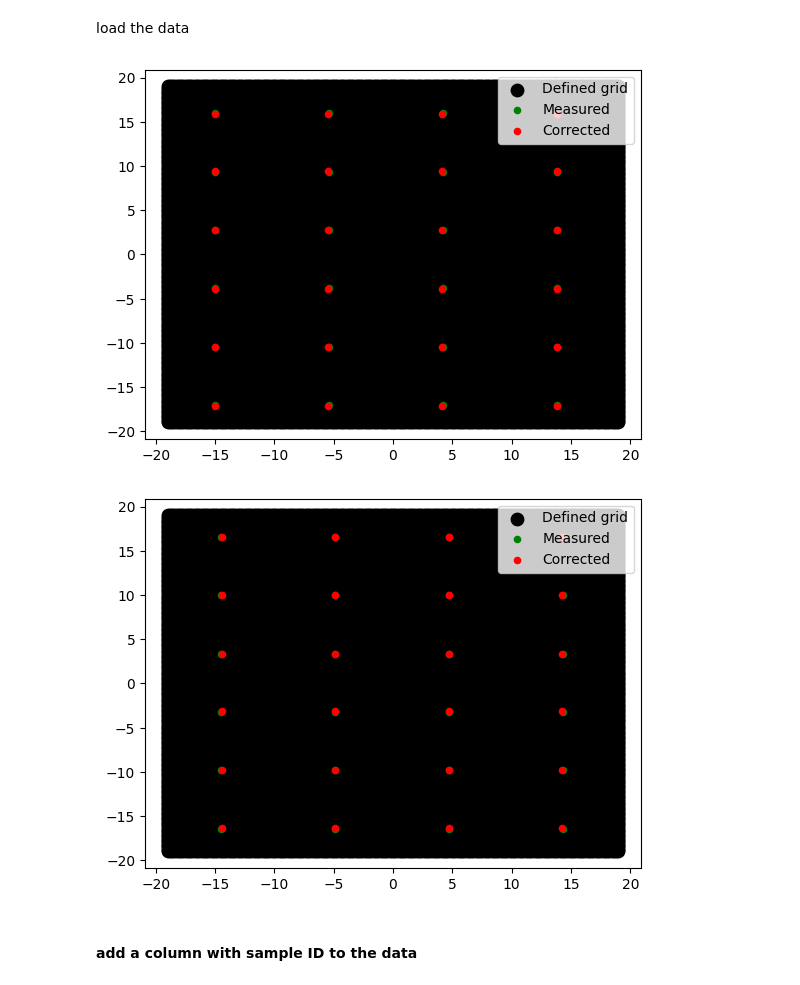
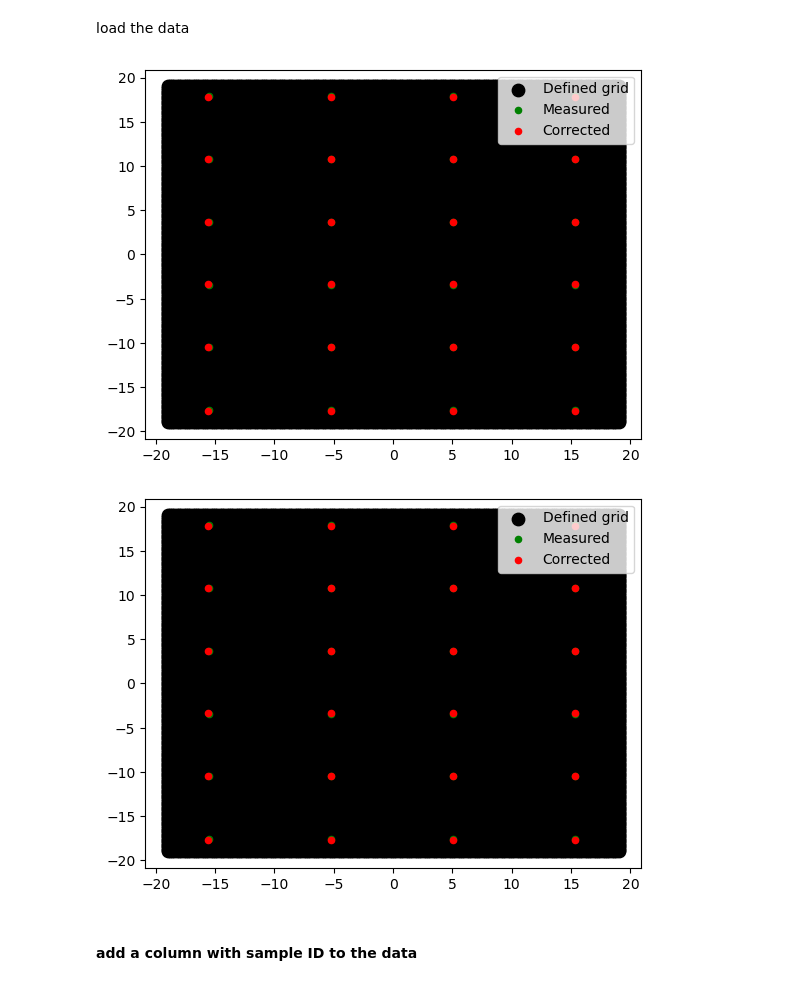
Before and after one commit to DTU-Nanolab-materials-discovery/intern-data-handling-and-fitting, a Jupyter notebook: EDX.ipynb, the cells around one changed output. Drawn from its saved outputs; the diff is of its cells as text; code cells hidden in the pictures.

```diff
--- a/EDX.ipynb
+++ b/EDX.ipynb
@@ -56,14 +56,14 @@ anait_0005_Ba_BL  - coordinates calculated, translated and saved
 # %% [markdown]
 ### loading data from excels file
 # %%
-folder= r"Z:\P110143-phosphosulfides-Andrea\Data\Samples\anait_0005_Ba\EDS"
-sample_n = 5
+folder= r"Z:\P110143-phosphosulfides-Andrea\Data\Samples\mittma_0022_Cu\EDX\excels"
+sample_n = 23
 
-sample = "anait_0005_Ba"
+sample = "mittma_0022"
 pos = [ "BR",
-        #"FR",
+        "FR",
         #"FL",
-        "BL"
+        # "BL"
         ]
 names = [sample+"_"+p for p in pos]
 # %% [markdown]
@@ -71,28 +71,28 @@ load the data
 # %%
 datas = [pd.DataFrame() for _ in pos]
 
 for i in range(0,len(pos)):
     file = sample+"_"+pos[i]+"_sample_coords.xlsx" #change to coords, sample_coords, stage_coords, translated as needed
     filepath = os.path.join(folder, file)
     grid = measurement_grid(200,200,38,38,-19,-19)
     datas[i], coords = read_layerprobe(filepath, grid, sheetname="Sheet1")
     plt.figure()
     plot_grid(coords, grid)
 
 data__BR, coords_BR = translate_data(datas[0], 20,20)
-#data__FR, coords_FR = translate_data(datas[1], 20,-20)
+data__FR, coords_FR = translate_data(datas[1], 20,-20)
 # data__FL, coords_FL = translate_data(datas[2], -20,-20)
-data__BL, coords_BL = translate_data(datas[1], -20,20)
+# data__BL, coords_BL = translate_data(datas[1], -20,20)
 
 data = combine_data(( data__BR,
-                    # data__FR,
+                    data__FR,
 #                     #  data__FL,
-                      data__BL
+                      # data__BL
                     ))
 data0= data.copy()
 # %% [output]
-[figure, old version]
+[figure, new version]
-[figure, old version]
+[figure, new version]
 # %% [markdown]
 #### add a column with sample ID to the data
 # %%
```
Also changed, not shown: parts of 6 cells of this notebook, 1 other file.
